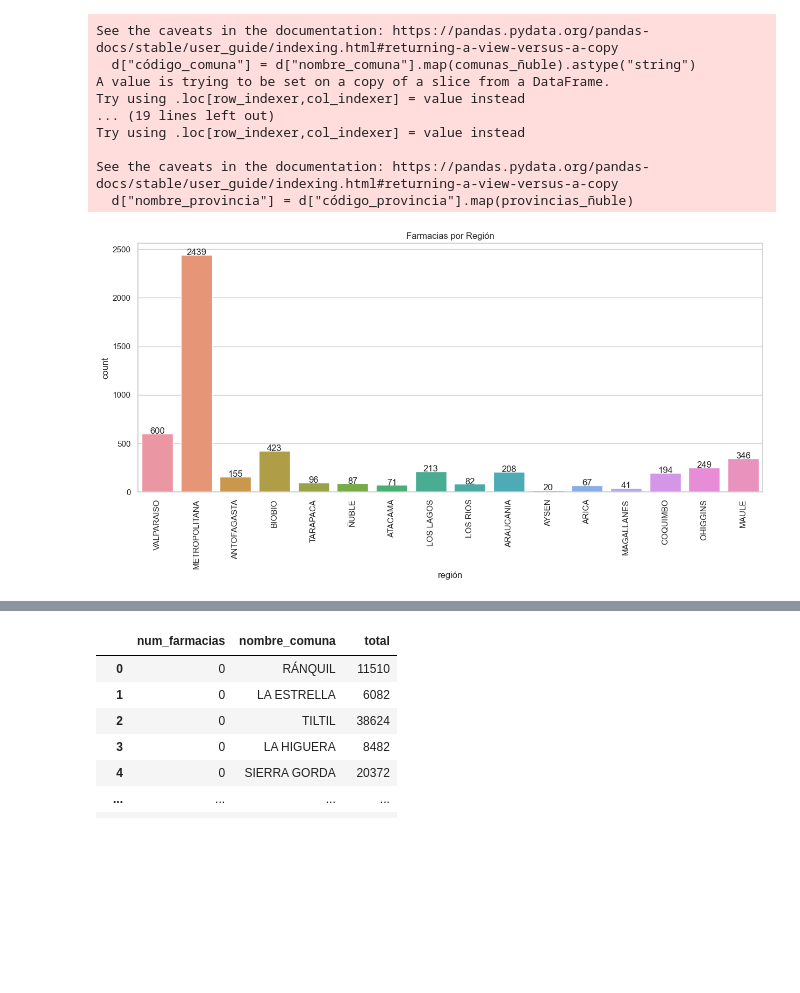
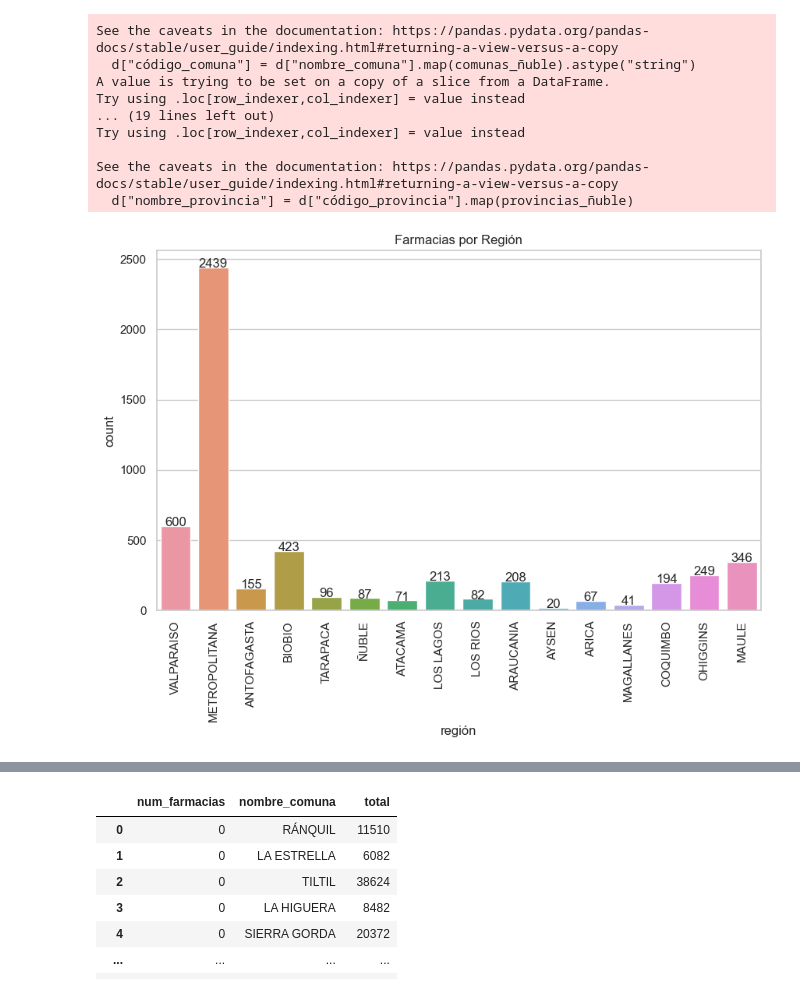
Before and after one commit to Utmite/imt2200-project, a Jupyter notebook: src/Pregunta_3.ipynb, the cells around one changed output, grey strips where cells are left out. Drawn from its saved outputs; the diff is of its cells as text; code cells hidden in the pictures; blank space fills up the shorter version.

```diff
--- a/src/Pregunta_3.ipynb
+++ b/src/Pregunta_3.ipynb
@@ -162,14 +162,14 @@ df_farmacias.rename(columns=nuevos_nombres, inplace=True)
 # %%
 import warnings
 
 warnings.filterwarnings("ignore", category=FutureWarning, module="seaborn")
 
-plt.figure(figsize=(15, 6))
+plt.figure(figsize=(10, 6))
 ax = sns.countplot(data=df_farmacias, x="región")
 for p in ax.patches:
     ax.annotate(f'{int(p.get_height())}', (p.get_x() + p.get_width() / 2., p.get_height()), ha='center', va='baseline')
 plt.title(f'Farmacias por Región')
 plt.xticks(rotation=90)
 plt.show()
 # %% [output]
-[figure, old version]
+[figure, new version]
```
Also changed, not shown: parts of 2 cells of this notebook.
